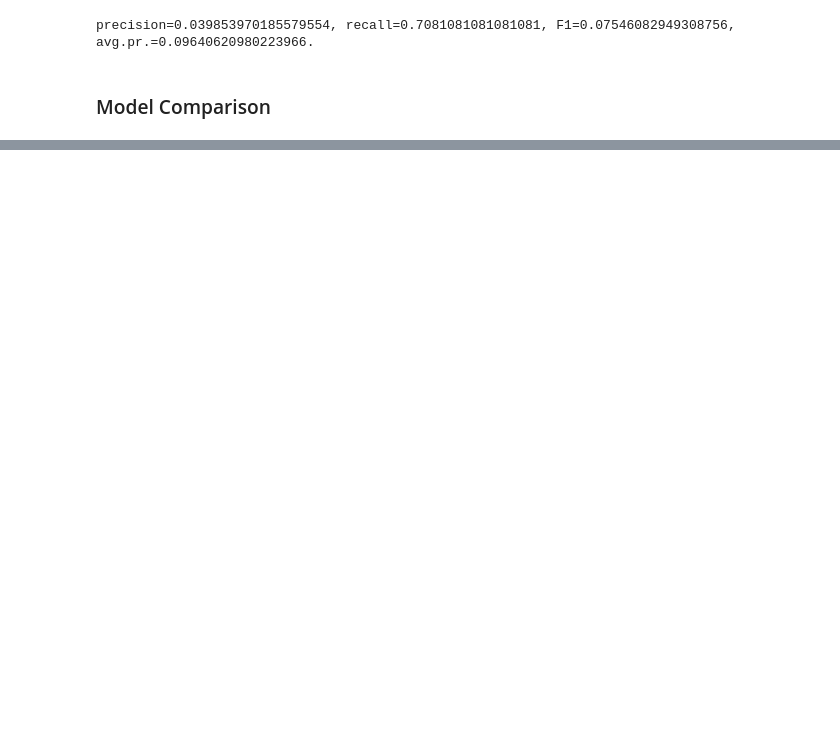
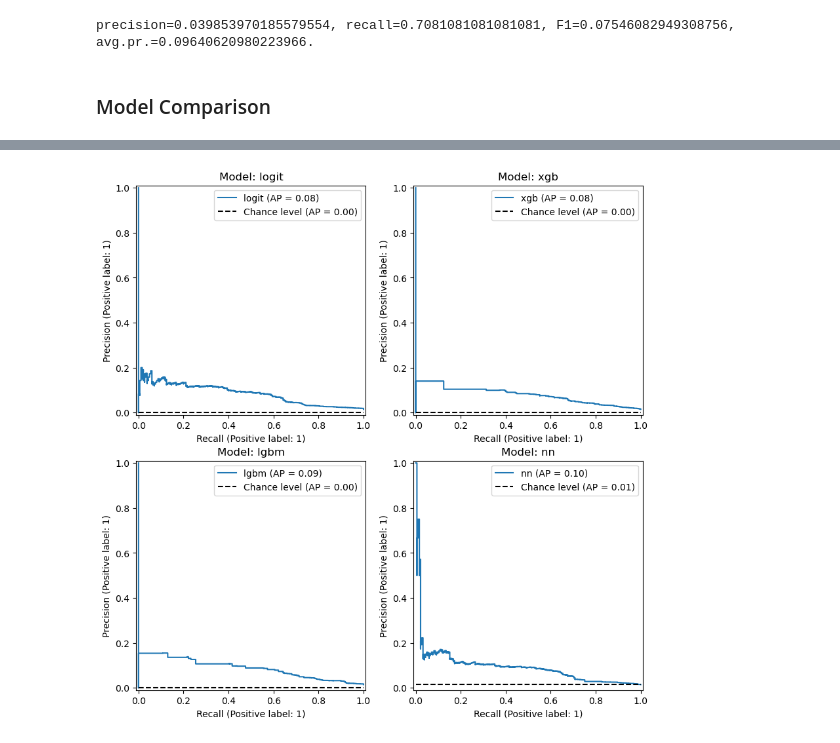
Before and after one commit to AndreiShelest/ML_travel_insurance, a Jupyter notebook: notebooks/report.ipynb, the cells around one changed output, grey strips where cells are left out. Drawn from its saved outputs; the diff is of its cells as text; code cells hidden in the pictures; blank space fills up the shorter version.

```diff
--- a/notebooks/report.ipynb
+++ b/notebooks/report.ipynb
@@ -629,0 +629,20 @@ best_model_stats_df.sort_values(by='avg_pr_score')
+# %%
+y_trues_probas = [
+    ('logit', y_test, logit_y_proba),
+    ('xgb', xgbY_test, xgb_y_proba[:, 1]),
+    ('lgbm', lgbmY_test, lgbm_y_proba[:, 1]),
+    ('nn', kY_test.ravel(), nn_y_proba),
+]
+# %%
+fig, axs = plt.subplots(nrows=2, ncols=2, figsize=(10, 10))
+axs = axs.flat
+
+for proba_idx, (model_name, model_test, model_proba) in enumerate(y_trues_probas):
+    PrecisionRecallDisplay.from_predictions(
+        model_test, model_proba, name=model_name, plot_chance_level=True, ax=axs[proba_idx]
+    )
+    axs[proba_idx].set_title(f'Model: {model_name}')
+    axs[proba_idx].legend()
+
+plt.show()
+# %% [output]
@@ -629,0 +650 @@ best_model_stats_df.sort_values(by='avg_pr_score')
+[figure, added]
```
Also changed, not shown: parts of 18 cells of this notebook, 2 other files.
